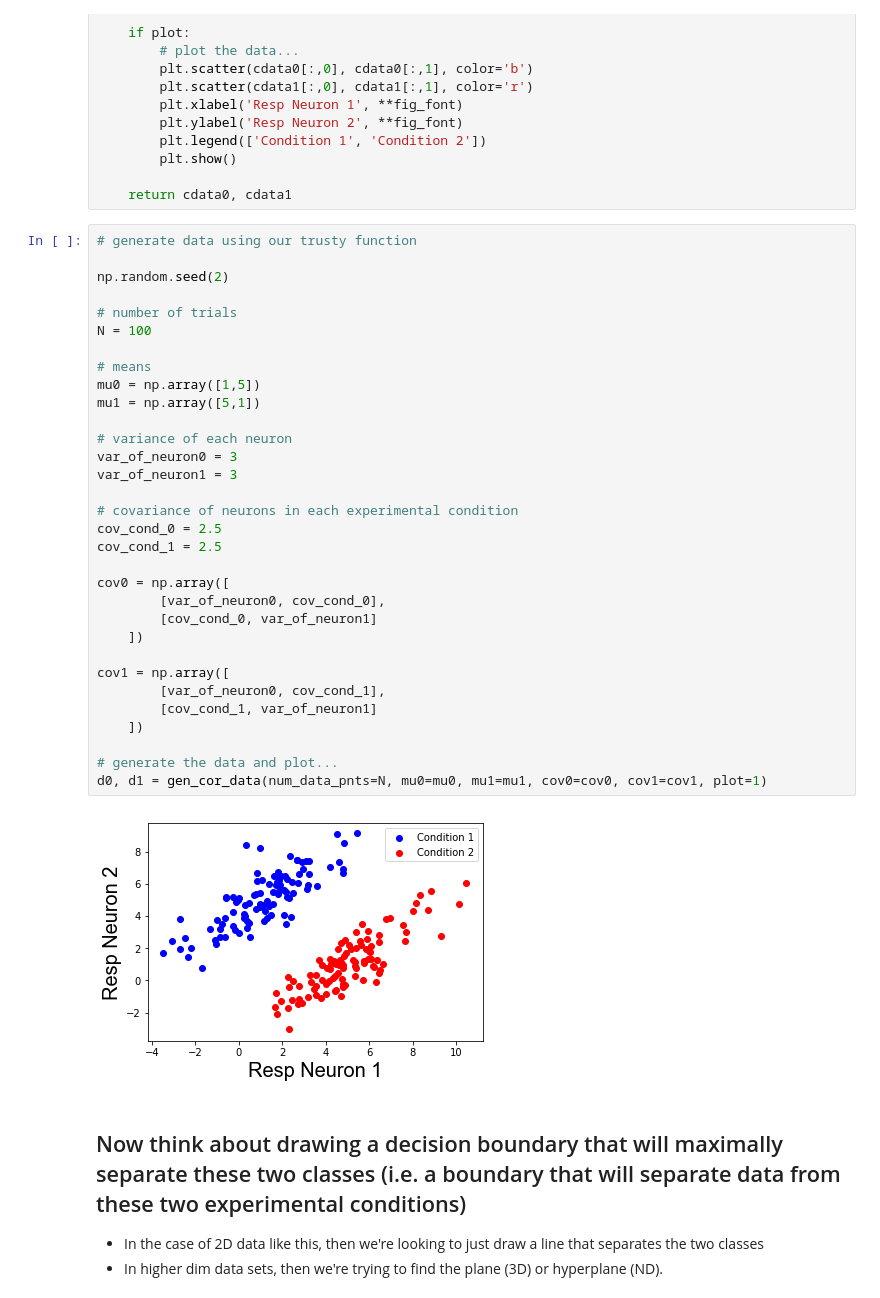
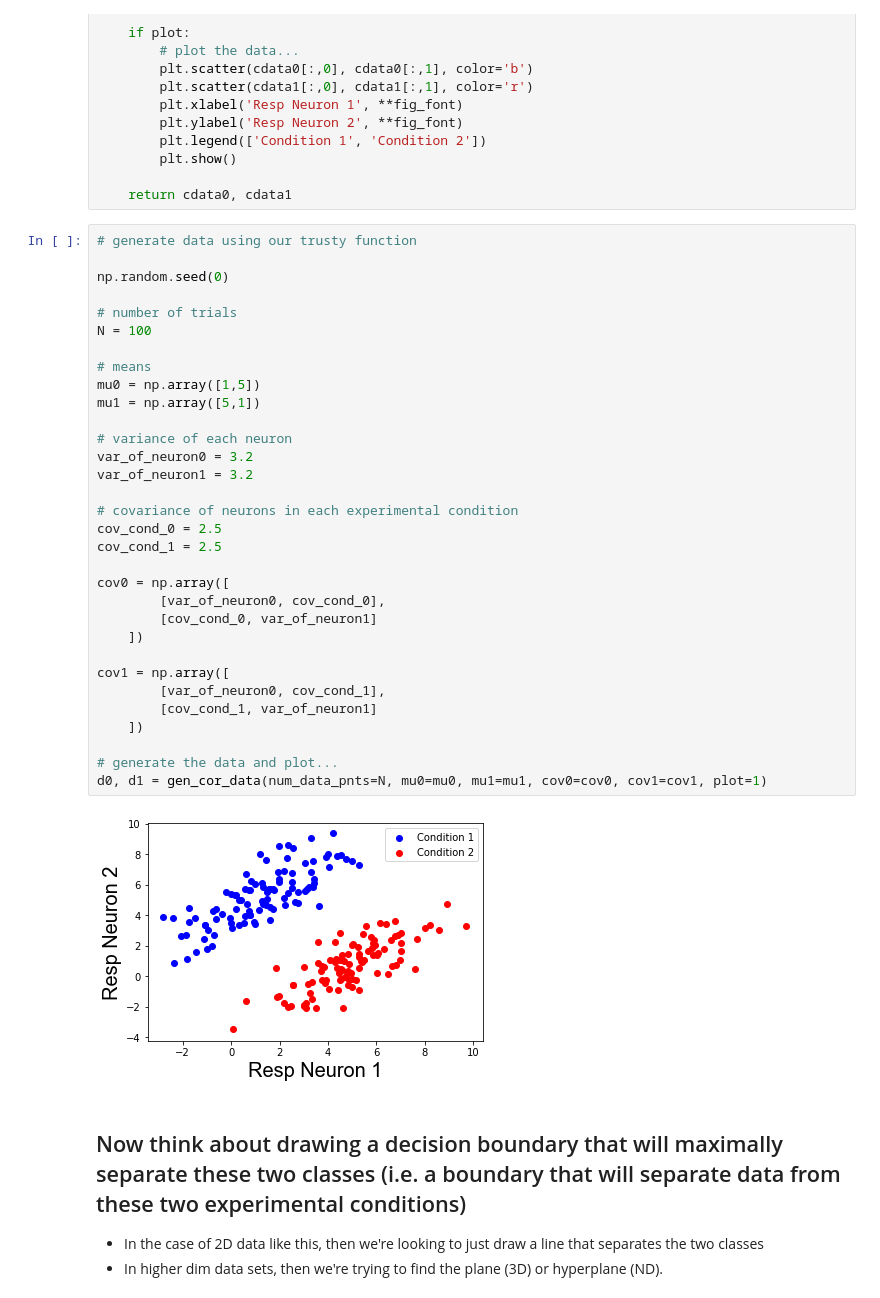
Before and after one commit to TimCSheehan/dev, a Jupyter notebook: Tutorial_041_MachineLearning.ipynb, the cells around one changed output. Saved outputs shown, nothing was run; the diff lists cells and outputs as text.

```diff
--- a/Tutorial_041_MachineLearning.ipynb
+++ b/Tutorial_041_MachineLearning.ipynb
@@ -66,37 +70,37 @@ def gen_cor_data(num_data_pnts, mu0, mu1, cov0, cov1, plot):
 # %%
 # generate data using our trusty function
 
-np.random.seed(2)
+np.random.seed(0)
 
 # number of trials
 N = 100
 
 # means
 mu0 = np.array([1,5])
 mu1 = np.array([5,1])
 
 # variance of each neuron
-var_of_neuron0 = 3
-var_of_neuron1 = 3
+var_of_neuron0 = 3.2
+var_of_neuron1 = 3.2
 
 # covariance of neurons in each experimental condition
 cov_cond_0 = 2.5
 cov_cond_1 = 2.5
 
 cov0 = np.array([
         [var_of_neuron0, cov_cond_0],
         [cov_cond_0, var_of_neuron1]
     ])
 
 cov1 = np.array([
         [var_of_neuron0, cov_cond_1],
         [cov_cond_1, var_of_neuron1]
     ])
 
 # generate the data and plot...
 d0, d1 = gen_cor_data(num_data_pnts=N, mu0=mu0, mu1=mu1, cov0=cov0, cov1=cov1, plot=1)
 # %% [output]
-[figure, old version]
+[figure, new version]
 # %% [markdown]
 ## Now think about drawing a decision boundary that will maximally separate these two classes (i.e. a boundary that will separate data from these two experimental conditions)
 * In the case of 2D data like this, then we're looking to just draw a line that separates the two classes
```
Also changed, not shown: parts of 25 cells of this notebook, 1 other file.
